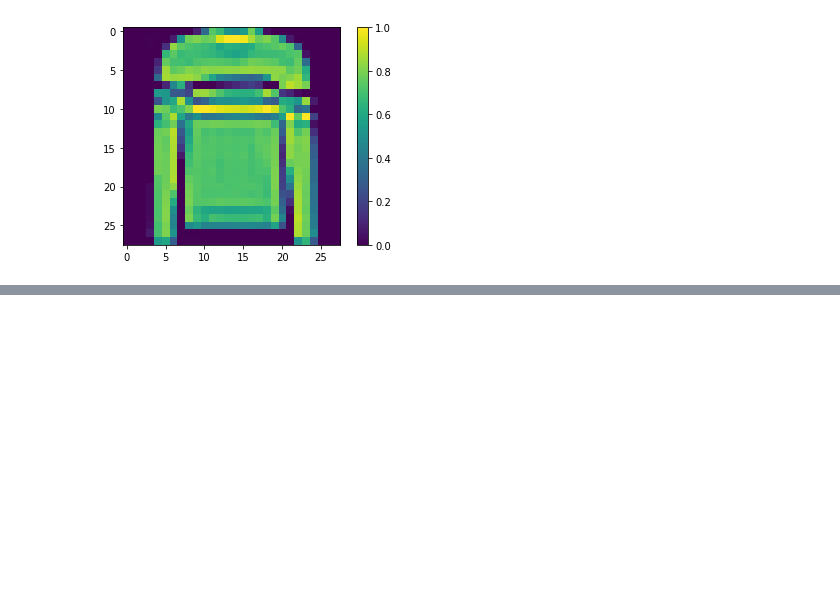
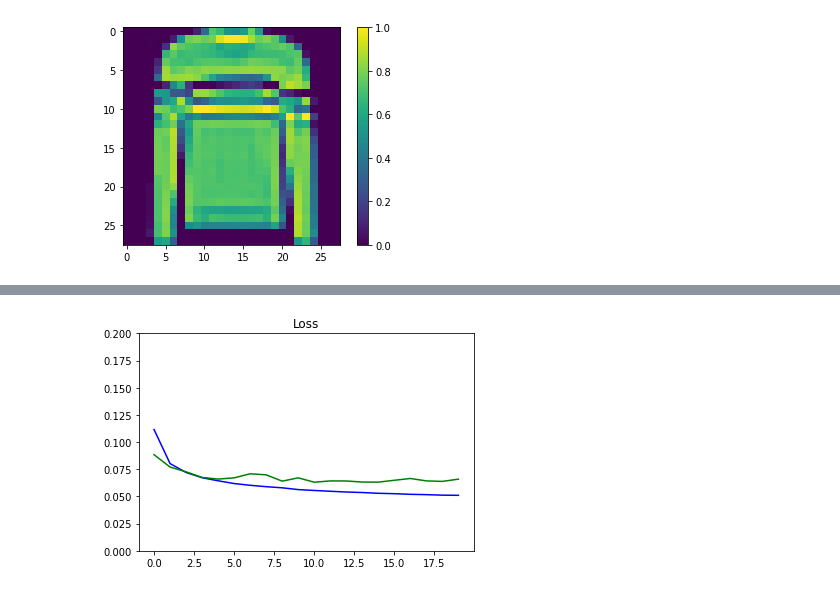
Before and after one commit to sftSalman/tensoflowMaster, a Jupyter notebook: simeseNetwork.ipynb, the cells around one changed output, grey strips where cells are left out. Cells and saved outputs as stored; diff of their text form; code cells hidden in the pictures; blank space fills up the shorter version.

```diff
--- a/simeseNetwork.ipynb
+++ b/simeseNetwork.ipynb
@@ -127,0 +198,14 @@ def ecu_distance (vects):
+# %%
+def contrastive_loss_with_margin(margin):
+    def contrastive_loss(y_true, y_pred):
+        '''Contrastive loss from Hadsell-et-al.'06
+        http://yann.lecun.com/exdb/publis/pdf/hadsell-chopra-lecun-06.pdf
+        '''
+        square_pred = K.square(y_pred)
+        margin_square = K.square(K.maximum(margin - y_pred, 0))
+        return K.mean(y_true * square_pred + (1 - y_true) * margin_square)
+    return contrastive_loss
+# %%
+rms = RMSprop()
+model.compile(loss=contrastive_loss_with_margin(margin=1), optimizer=rms)
+history = model.fit([tr_pairs[:,0], tr_pairs[:,1]], tr_y, epochs=20, batch_size=128, validation_data=([ts_pairs[:,0], ts_pairs[:,1]], ts_y))
@@ -127,0 +249,11 @@ def ecu_distance (vects):
+# %%
+def plot_metrics(metric_name, title, ylim=5):
+    plt.title(title)
+    plt.ylim(0,ylim)
+    plt.plot(history.history[metric_name],color='blue',label=metric_name)
+    plt.plot(history.history['val_' + metric_name],color='green',label='val_' + metric_name)
+
+
+plot_metrics(metric_name='loss', title="Loss", ylim=0.2)
+# %% [output]
+[figure, added]
```
Also changed, not shown: parts of 11 cells of this notebook.
